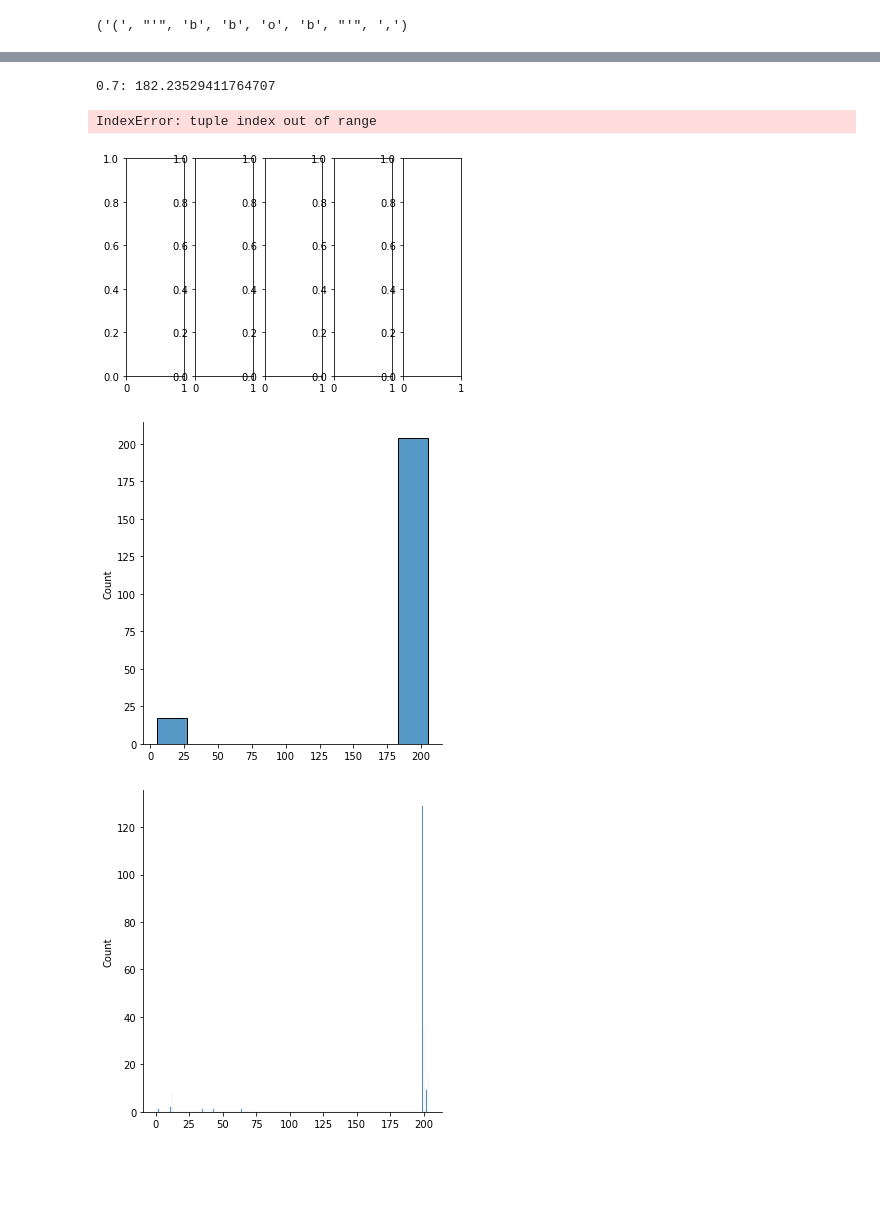
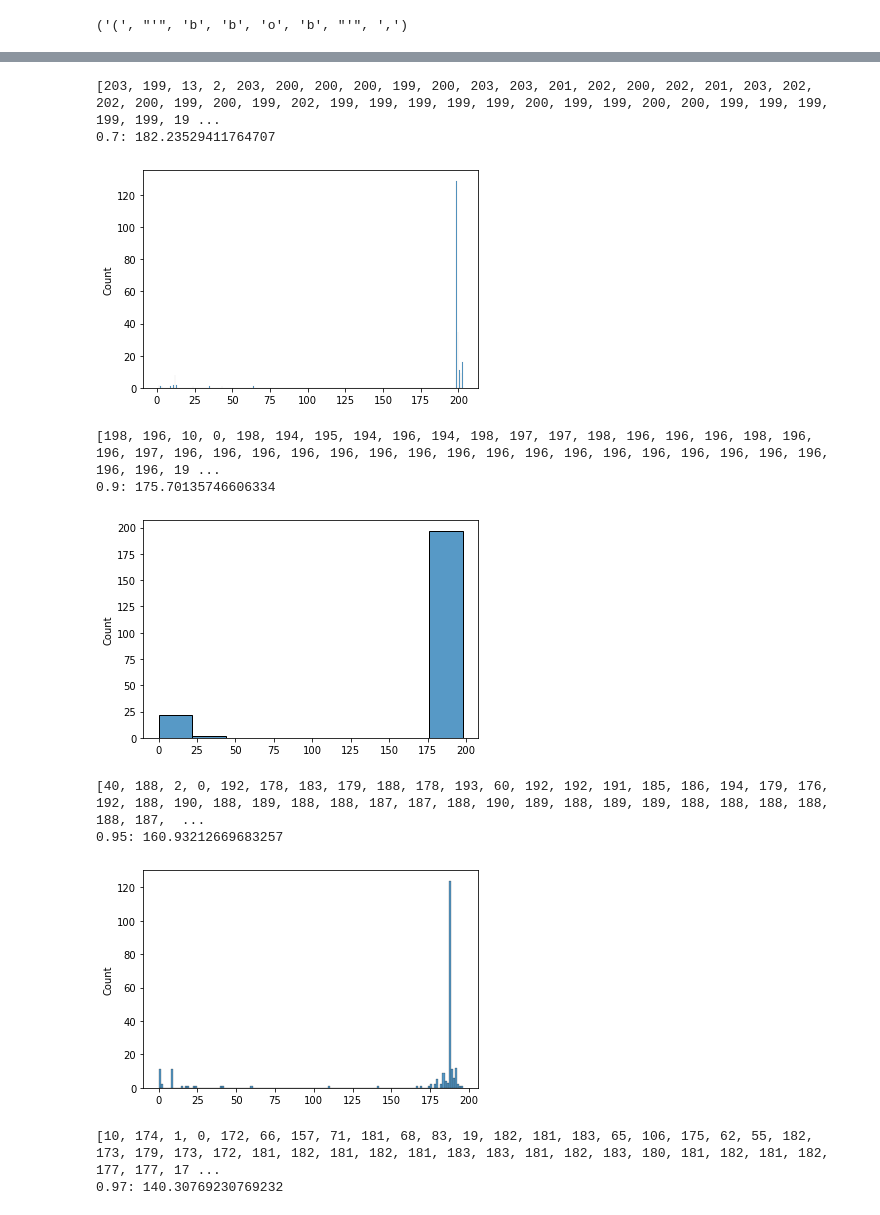
Before and after one commit to gjorgjinac/SELECTOR, a Jupyter notebook: graph_visualization.ipynb, the cells around one changed output, grey strips where cells are left out. Saved outputs shown, nothing was run; the diff lists cells and outputs as text; code cells hidden in the pictures; blank space fills up the shorter version.

```diff
--- a/graph_visualization.ipynb
+++ b/graph_visualization.ipynb
@@ -149,11 +149,18 @@ for na_handling_setting_name in ['dropna']:
         if not os.path.isfile(graph_file_name):
             write_adjlist(nx.relabel_nodes(g,transform_node_label),graph_file_name)
 # %%
-ax=plt.subplots(1,5)
+all_node_degrees_df=pd.DataFrame()
 for threshold_index, min_similarity_threshold in enumerate([0.5,0.7,0.9,0.95,0.97]):
     g=generate_graph_from_similarity_matrix(min_similarity_threshold, na_handling_setting_name)
     node_degrees=[x[1] for x in g.degree]
-    sns.displot(node_degrees, ax=ax[threshold_index])
+    print(node_degrees)
+    node_degrees_per_threshold_df=pd.DataFrame(node_degrees, columns=['node degree'])
+    node_degrees_per_threshold_df['similarity threshold']=min_similarity_threshold
+    all_node_degrees_df=all_node_degrees_df.append(node_degrees_per_threshold_df)
+    sns.histplot(node_degrees)
     mean_degree=np.array(node_degrees).mean()
     print(f'{min_similarity_threshold}: {mean_degree}')
+    plt.show()
+
+all_node_degrees_df=all_node_degrees_df.reset_index(drop=True)
 # %% [output]
@@ -161,5 +170,11 @@ for threshold_index, min_similarity_threshold in enumerate([0.5,0.7,0.9,0.95,0.9
+[203, 199, 13, 2, 203, 200, 200, 200, 199, 200, 203, 203, 201, 202, 200, 202, 201, 203, 202, 202, 200, 199, 200, 199, 202, 199, 199, 199, 199, 199, 200, 199, 199, 200, 200, 199, 199, 199, 199, 199, 19 ...
 0.7: 182.23529411764707
+[figure, new version]
-IndexError: tuple index out of range
+[198, 196, 10, 0, 198, 194, 195, 194, 196, 194, 198, 197, 197, 198, 196, 196, 196, 198, 196, 196, 197, 196, 196, 196, 196, 196, 196, 196, 196, 196, 196, 196, 196, 196, 196, 196, 196, 196, 196, 196, 19 ...
+0.9: 175.70135746606334
-[figure, old version]
-[figure, old version]
-[figure, old version]
+[figure, new version]
+[40, 188, 2, 0, 192, 178, 183, 179, 188, 178, 193, 60, 192, 192, 191, 185, 186, 194, 179, 176, 192, 188, 190, 188, 189, 188, 188, 187, 187, 188, 190, 189, 188, 189, 189, 188, 188, 188, 188, 188, 187,  ...
+0.95: 160.93212669683257
+[figure, added]
+[10, 174, 1, 0, 172, 66, 157, 71, 181, 68, 83, 19, 182, 181, 183, 65, 106, 175, 62, 55, 182, 173, 179, 173, 172, 181, 182, 181, 182, 181, 183, 183, 181, 182, 183, 180, 181, 182, 181, 182, 177, 177, 17 ...
+0.97: 140.30769230769232
```
Also changed, not shown: parts of 3 cells of this notebook, 14 other files.
